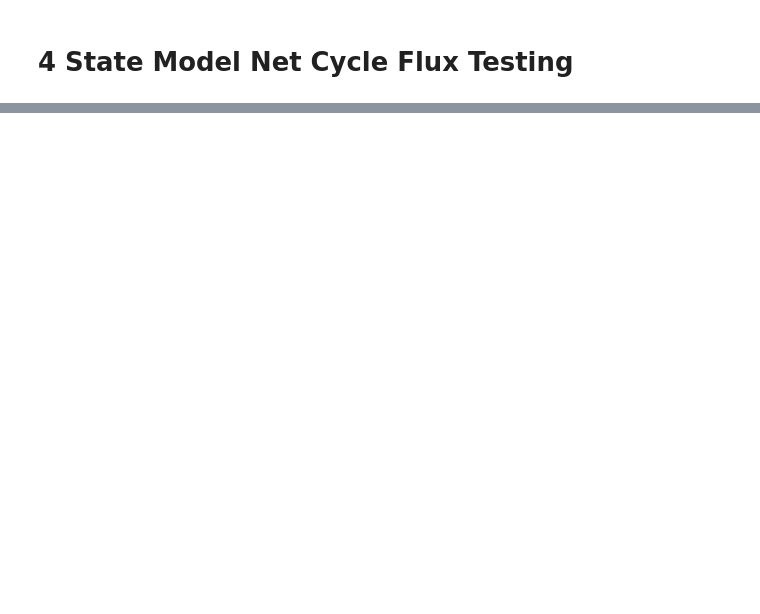
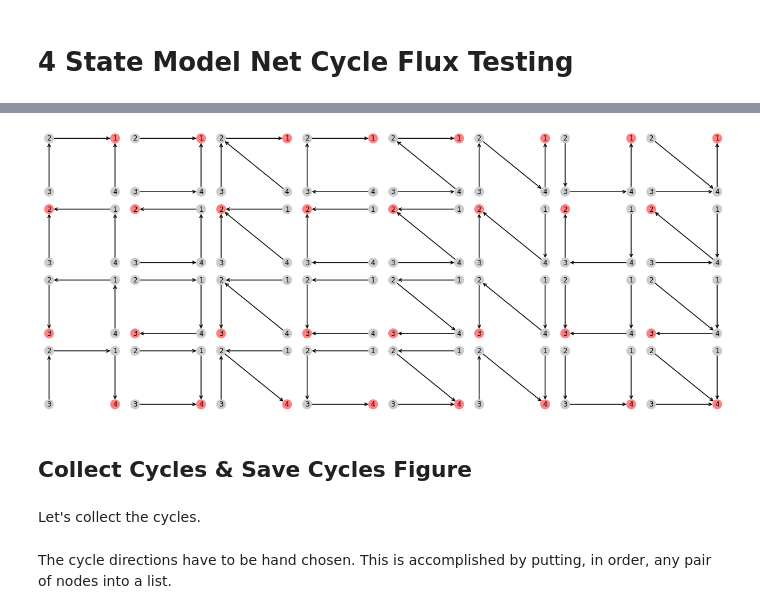
Before and after one commit to Becksteinlab/kda-examples, a Jupyter notebook: kda_analysis/test_models/4_state_leakage.ipynb, the cells around one changed output, grey strips where cells are left out. Cells and saved outputs as stored; diff of their text form; code cells hidden in the pictures; blank space fills up the shorter version.

```diff
--- a/kda_analysis/test_models/4_state_leakage.ipynb
+++ b/kda_analysis/test_models/4_state_leakage.ipynb
@@ -253,0 +64,8 @@ findfont: Font family ['Helvetica'] not found. Falling back to DejaVu Sans.
+# %%
+plotting.draw_diagrams(dirpars, pos=pos, panel=True, panel_scale=1.75, rows=4, font_size=12, cbt=True)
+# %% [output]
+[figure, added]
+# %% [markdown]
+## Collect Cycles & Save Cycles Figure
+# %% [markdown]
+Let's collect the cycles.
@@ -253,0 +75,2 @@ findfont: Font family ['Helvetica'] not found. Falling back to DejaVu Sans.
+# %% [markdown]
+The cycle directions have to be hand chosen. This is accomplished by putting, in order, any pair of nodes into a list.
```
Also changed, not shown: parts of 86 cells of this notebook, 3 other files.
